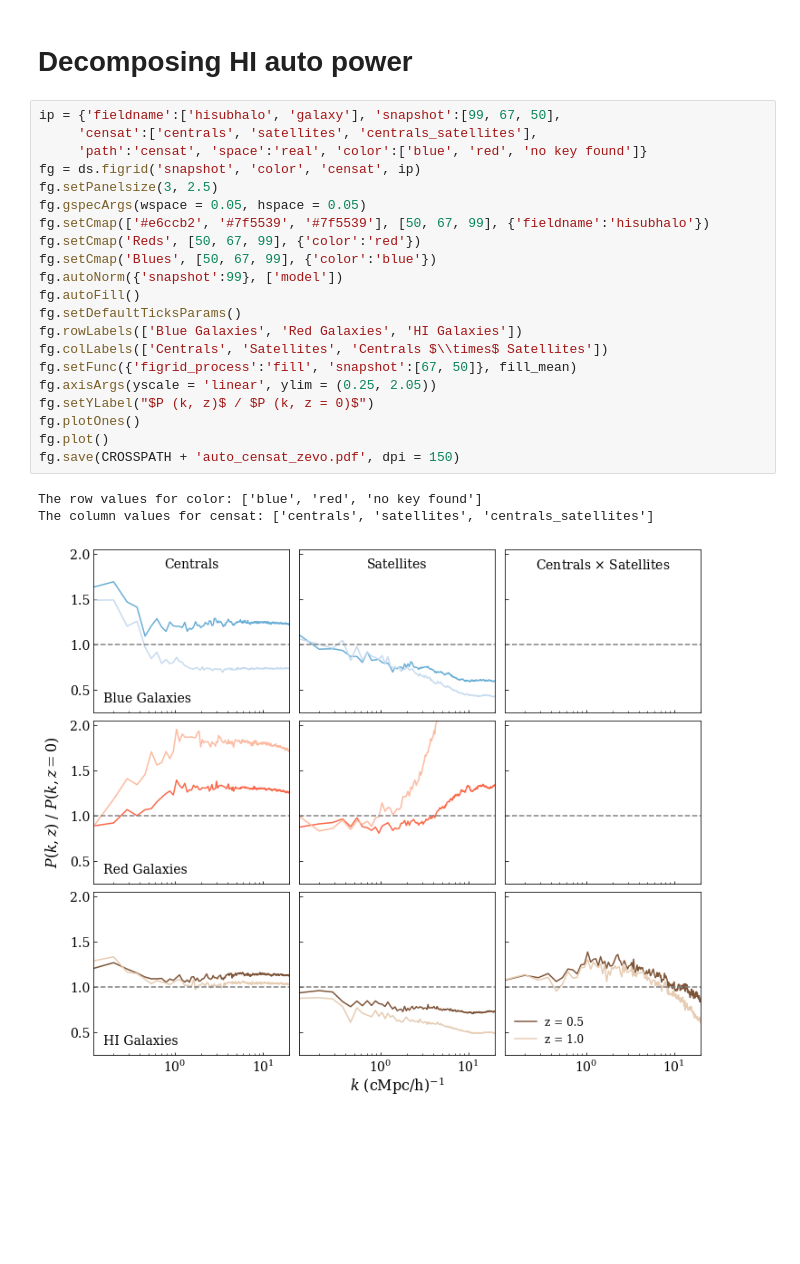
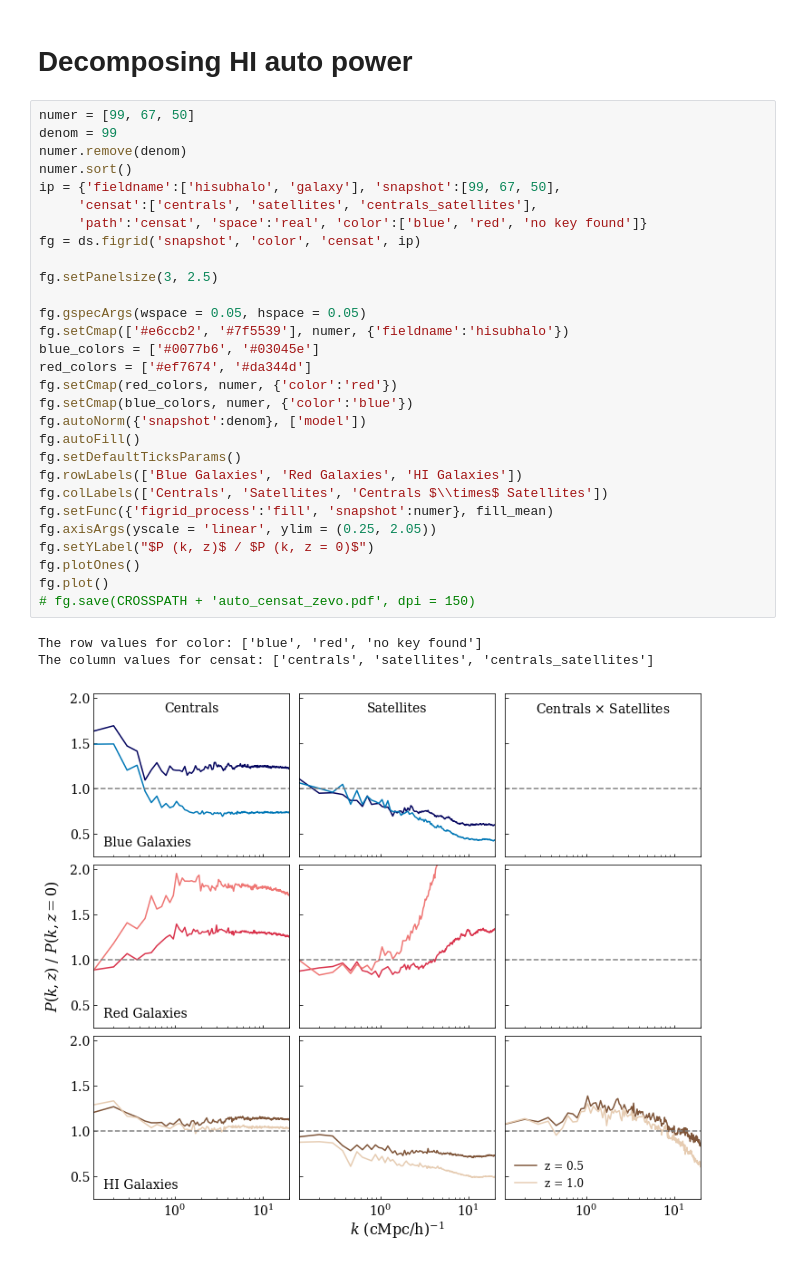
Before and after one commit to calvinosinga/hcolor, a Jupyter notebook: fig_md_analysis/binth/censat_breakdown.ipynb, the cells around one changed output. Cells and saved outputs as stored; diff of their text form; blank space fills up the shorter version.

```diff
--- a/fig_md_analysis/binth/censat_breakdown.ipynb
+++ b/fig_md_analysis/binth/censat_breakdown.ipynb
@@ -58,27 +58,35 @@ sat_fracs
 # %% [markdown]
 # Decomposing HI auto power
 # %%
+numer = [99, 67, 50]
+denom = 99
+numer.remove(denom)
+numer.sort()
 ip = {'fieldname':['hisubhalo', 'galaxy'], 'snapshot':[99, 67, 50],
      'censat':['centrals', 'satellites', 'centrals_satellites'],
      'path':'censat', 'space':'real', 'color':['blue', 'red', 'no key found']}
 fg = ds.figrid('snapshot', 'color', 'censat', ip)
+
 fg.setPanelsize(3, 2.5)
+
 fg.gspecArgs(wspace = 0.05, hspace = 0.05)
-fg.setCmap(['#e6ccb2', '#7f5539', '#7f5539'], [50, 67, 99], {'fieldname':'hisubhalo'})
-fg.setCmap('Reds', [50, 67, 99], {'color':'red'})
-fg.setCmap('Blues', [50, 67, 99], {'color':'blue'})
-fg.autoNorm({'snapshot':99}, ['model'])
+fg.setCmap(['#e6ccb2', '#7f5539'], numer, {'fieldname':'hisubhalo'})
+blue_colors = ['#0077b6', '#03045e']
+red_colors = ['#ef7674', '#da344d']
+fg.setCmap(red_colors, numer, {'color':'red'})
+fg.setCmap(blue_colors, numer, {'color':'blue'})
+fg.autoNorm({'snapshot':denom}, ['model'])
 fg.autoFill()
 fg.setDefaultTicksParams()
 fg.rowLabels(['Blue Galaxies', 'Red Galaxies', 'HI Galaxies'])
 fg.colLabels(['Centrals', 'Satellites', 'Centrals $\\times$ Satellites'])
-fg.setFunc({'figrid_process':'fill', 'snapshot':[67, 50]}, fill_mean)
+fg.setFunc({'figrid_process':'fill', 'snapshot':numer}, fill_mean)
 fg.axisArgs(yscale = 'linear', ylim = (0.25, 2.05))
 fg.setYLabel("$P (k, z)$ / $P (k, z = 0)$")
 fg.plotOnes()
 fg.plot()
-fg.save(CROSSPATH + 'auto_censat_zevo.pdf', dpi = 150)
+# fg.save(CROSSPATH + 'auto_censat_zevo.pdf', dpi = 150)
 # %% [output]
 The row values for color: ['blue', 'red', 'no key found']
 The column values for censat: ['centrals', 'satellites', 'centrals_satellites']
-[figure, old version]
+[figure, new version]
```
Also changed, not shown: parts of 4 cells of this notebook, 1 other file.
